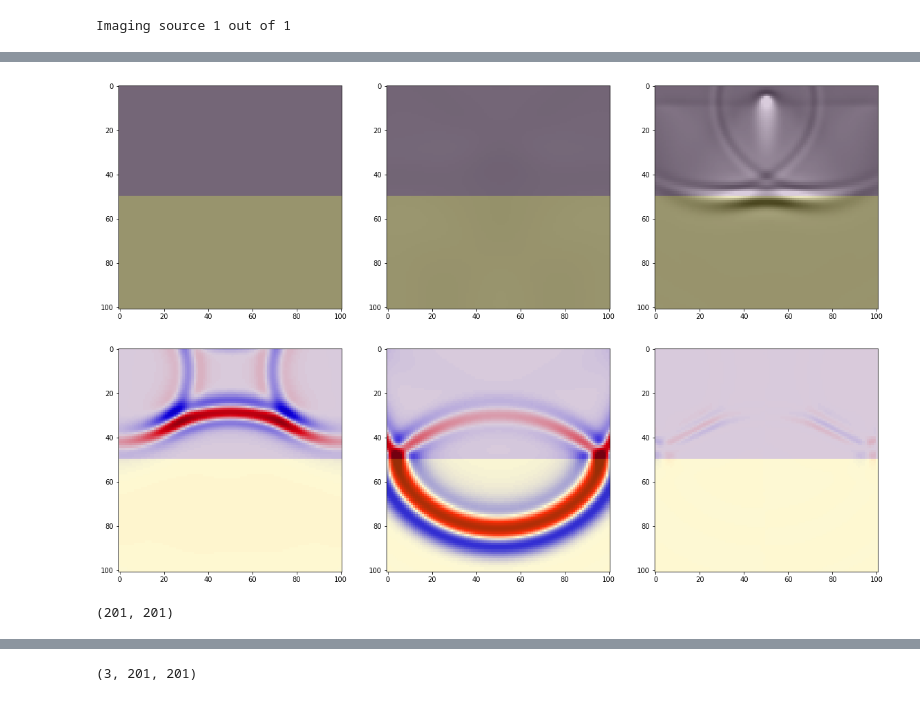
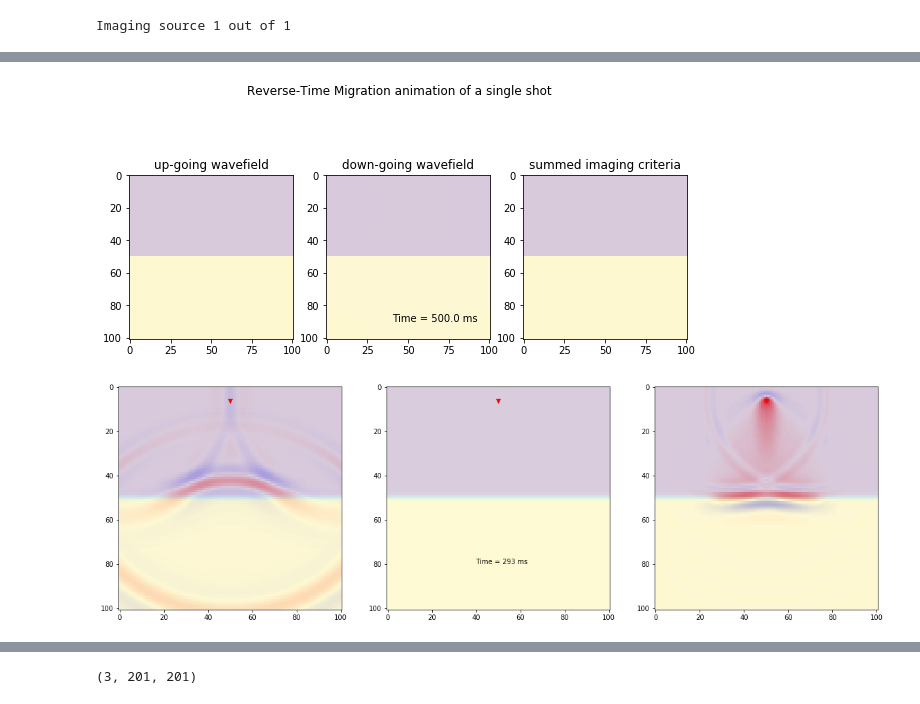
Before and after one commit to tccw/geotools, a Jupyter notebook: toys/devito_WSL/RTM_fault_testing.ipynb, the cells around one changed output, grey strips where cells are left out. Drawn from its saved outputs; the diff is of its cells as text; code cells hidden in the pictures.

```diff
--- a/toys/devito_WSL/RTM_fault_testing.ipynb
+++ b/toys/devito_WSL/RTM_fault_testing.ipynb
@@ -191,7 +207,7 @@ model0 = create_model(grid=model.grid)
 # for i in range(40):
 #     rand_vals = ndimage.gaussian_filter(rand_vals, sigma=filter_sigma, order=0)
 # model0.vp = model0.vp * rand_vals
-for i in range(2):
+for i in range(1):
     model0.vp = ndimage.gaussian_filter(model0.vp, sigma=filter_sigma, order=0)
 
 
@@ -224,7 +240,7 @@ src_coordinates[0, -1] = 20.  # Depth is 20m
 # Initialize receivers for synthetic and imaging data
 rec_coordinates = np.empty((nreceivers, 2))
 rec_coordinates[:, 0] = np.linspace(0, model.domain_size[0], num=nreceivers)
-rec_coordinates[:, 1] = 50.
+rec_coordinates[:, 1] = 20.
 
 # Geometry
 
@@ -397,3 +413,4 @@ for i in range(geometry.nt):
     v_dat = v.data[i,model.nbpml:-model.nbpml,model.nbpml:-model.nbpml].T
     u0_dat = u0.data[i,model.nbpml:-model.nbpml,model.nbpml:-model.nbpml].T
     img_book[i] = v_dat * u0_dat
+img_book = np.flip(img_book, axis=0)
@@ -406,47 +424,57 @@ plt.colorbar()
 # %%
 import matplotlib.pyplot as plt
 import matplotlib.animation as animation
 from IPython.display import HTML
 %matplotlib inline
 
-fig, ax = plt.subplots(nrows=1, ncols=3, figsize=(20,15))
+fig, ax = plt.subplots(nrows=1, ncols=3, figsize=(10,5))
 # for i in range(geometry.nt):
-im = ax[0].imshow(v.data[0,model.nbpml:-model.nbpml,model.nbpml:-model.nbpml].T, vmin=-5, vmax=5, cmap='gray', animated=True)
-im2 = ax[1].imshow(u0.data[0,model.nbpml:-model.nbpml,model.nbpml:-model.nbpml].T, vmin=-1, vmax=1, cmap='gray', animated=True)
-im3 = ax[2].imshow(img_book[0], vmin=-1e2, vmax=1e2, cmap='gray', animated=True)
-for a in ax:
+cmap = 'seismic'
+titles = ['up-going wavefield', 'down-going wavefield', 'summed imaging criteria']
+fig.suptitle('Reverse-Time Migration animation of a single shot')
+im = ax[0].imshow(v.data[0,model.nbpml:-model.nbpml,model.nbpml:-model.nbpml].T,
+                  vmin=-1e1, vmax=1e1, cmap=cmap, animated=True)
+im2 = ax[1].imshow(u0.data[0,model.nbpml:-model.nbpml,model.nbpml:-model.nbpml].T,
+                   vmin=-3, vmax=3, cmap=cmap, animated=True)
+im3 = ax[2].imshow(img_book[0], vmin=-120, vmax=120, cmap=cmap, animated=True)
+annotation = ax[1].annotate(f'Time = {tn - int(np.floor(0 * model.critical_dt))} ms', (40,90), animated=True)
+# annotation.set_animated(True)
+for i,a in enumerate(ax):
     a.imshow(model.vp.T, alpha=0.2)
+    a.set_title(titles[i])
 
 def updatefig(i, img):
-
-    v_dat = v.data[i,model.nbpml:-model.nbpml,model.nbpml:-model.nbpml].T
-    u0_dat = u0.data[i,model.nbpml:-model.nbpml,model.nbpml:-model.nbpml].T
+    v_dat = v.data[-i,model.nbpml:-model.nbpml,model.nbpml:-model.nbpml].T
+    u0_dat = u0.data[-i,model.nbpml:-model.nbpml,model.nbpml:-model.nbpml].T
     im.set_data(v_dat)
     im2.set_data(u0_dat)
-    im3.set_data(np.sum(img[:i], axis=0))
-    return im, im2
+    im3.set_data(np.diff(np.sum(img[:i], axis=0), axis=0))
+    annotation = ax[1].annotate(f'Time = {tn - int(np.floor(i * model.critical_dt))} ms', (135,90))
+    return im, im2, annotation
 ani = animation.FuncAnimation(fig, updatefig, frames=np.linspace(1, geometry.nt -1, geometry.nt -1, dtype=np.int64),
-                              blit=True, interval=20, fargs=(img_book,))
+                              blit=True, interval=40, fargs=(img_book,))
 
 HTML(ani.to_html5_video())
 # %% [output]
 [interactive output not drawn]
-[figure, old version]
+[figure, new version]
 # %%
 fig, ax = plt.subplots(nrows=1, ncols=3,figsize=(20,15))
 # for i in range(geometry.nt):
-n=300
-v_dat = v.data[n,model.nbpml:-model.nbpml,model.nbpml:-model.nbpml].T
+n=350
+# v_dat = np.flip(np.array(v.data), axis=0)
+# v_dat = v_dat[n,model.nbpml:-model.nbpml,model.nbpml:-model.nbpml].T
+v_dat = v.data[-n,model.nbpml:-model.nbpml,model.nbpml:-model.nbpml].T
 u0_dat = u0.data[n,model.nbpml:-model.nbpml,model.nbpml:-model.nbpml].T
-im = ax[0].imshow(v_dat, vmin=-5, vmax=5, cmap='seismic', animated=True)
-im2 = ax[1].imshow(u0_dat, vmin=-1, vmax=1, cmap='seismic', animated=True)
-im3 = ax[2].imshow(np.diff(v_dat * u0_dat, axis=1), vmin=-3, vmax=3, cmap='seismic', animated=True)
+im = ax[0].imshow(v_dat, vmin=-1e1, vmax=1e1, cmap='seismic', animated=True)
+im2 = ax[0].imshow(u0_dat, vmin=-5, vmax=5, cmap='seismic', animated=True, alpha=0.5)
+# im3 = ax[2].imshow(v_dat * u0_dat, vmin=-3e1, vmax=3e1, cmap='seismic', animated=True)
+im3 = ax[2].imshow(np.sum(img_book[:-n], axis=0), vmin=-3e2, vmax=3e2, cmap='seismic', animated=True)
+annotation = ax[1].annotate(f'Time = {int((np.floor(n * model.critical_dt)))} ms', (40,80))
+annotation.xytext = ('ballin', (100,50))
 for a in ax:
-    a.imshow(model.vp.T, alpha=0.2)
+    a.imshow(model0.vp.T, alpha=0.2)
+    a.scatter(int(np.floor(source_locations[0,0] / model.spacing[0])),
+              int(np.floor(source_locations[0,1] / model.spacing[0])), color='r', marker='v')
 # %% [output]
-[figure, old version]
+[figure, new version]
-# %%
-image_sum = u0.data[0]
-image_sum.shape
-# %% [output]
-(201, 201)
```
Also changed, not shown: parts of 18 cells of this notebook.
